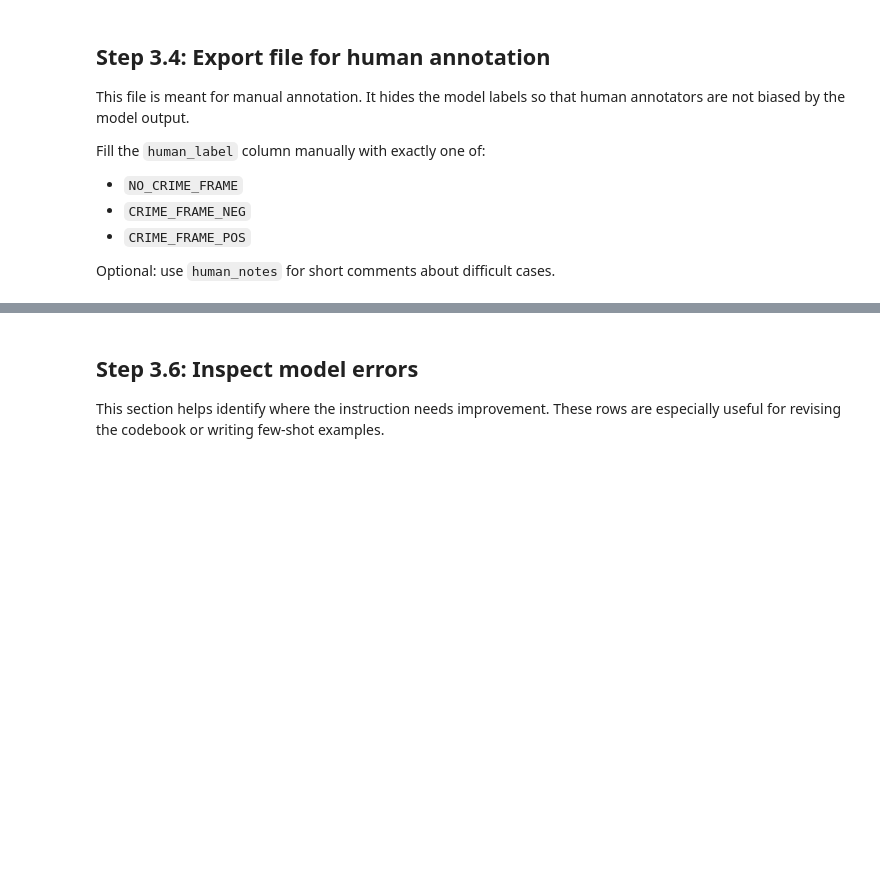
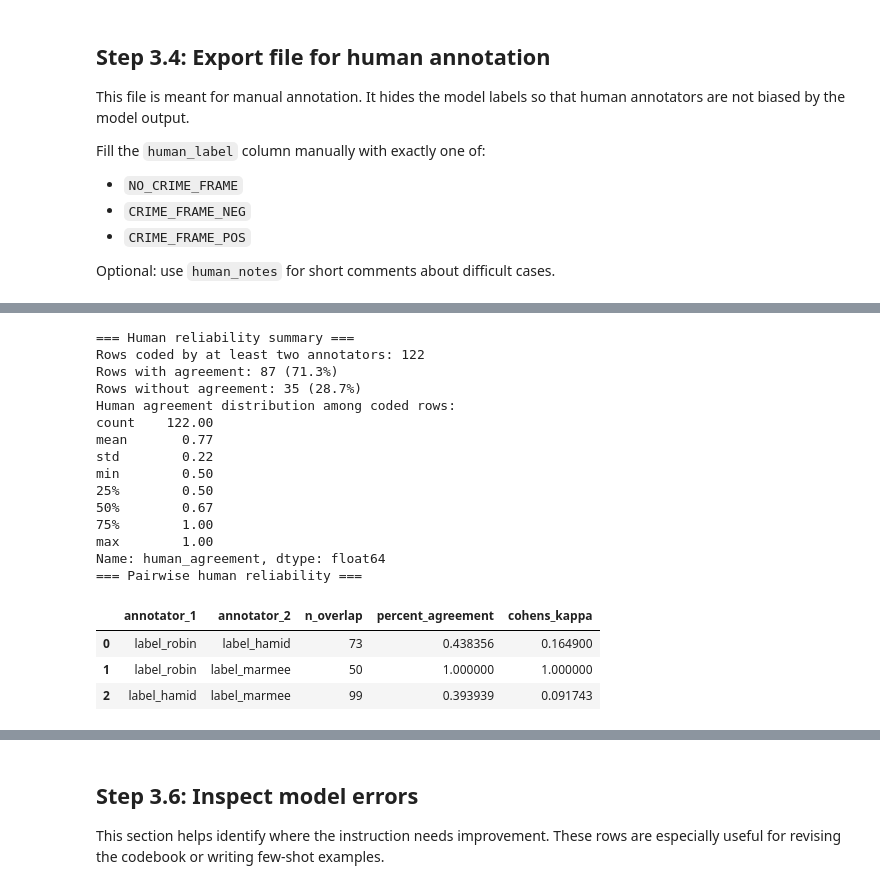
Before and after one commit to marmeepandya/CAC-Project, a Jupyter notebook: framing_annotation_step_3.ipynb, the cells around one changed output, grey strips where cells are left out. Saved outputs shown, nothing was run; the diff lists cells and outputs as text; code cells hidden in the pictures; blank space fills up the shorter version.

Commit message:
#updated validity and reliability calculation

```diff
--- a/framing_annotation_step_3.ipynb
+++ b/framing_annotation_step_3.ipynb
@@ -531,0 +506,78 @@ Rows without agreement: 35 (28.7%)
+# %%
+# ── Step 3.5b: Human reliability checks ──────────────────────────────────
+
+coded_by_two_or_more = human_completed[
+    human_completed["n_human_annotators"] >= 2
+].copy()
+
+n_coded = len(coded_by_two_or_more)
+n_agreed = coded_by_two_or_more["human_consensus_label"].isin(VALID_LABELS).sum()
+n_disagreed = (coded_by_two_or_more["human_consensus_label"] == "NO_HUMAN_CONSENSUS").sum()
+
+percent_agreement = n_agreed / n_coded if n_coded > 0 else np.nan
+percent_disagreement = n_disagreed / n_coded if n_coded > 0 else np.nan
+
+print("=== Human reliability summary ===")
+print(f"Rows coded by at least two annotators: {n_coded}")
+print(f"Rows with agreement: {n_agreed} ({percent_agreement * 100:.1f}%)")
+print(f"Rows without agreement: {n_disagreed} ({percent_disagreement * 100:.1f}%)")
+
+print("Human agreement distribution among coded rows:")
+print(coded_by_two_or_more["human_agreement"].describe().round(2))
+
+# Pairwise Cohen's kappa between annotators
+pairwise_results = []
+
+for i in range(len(annotator_cols)):
+    for j in range(i + 1, len(annotator_cols)):
+        a = annotator_cols[i]
+        b = annotator_cols[j]
+
+        pair_data = human_completed[
+            human_completed[a].isin(VALID_LABELS) &
+            human_completed[b].isin(VALID_LABELS)
+        ].copy()
+
+        if len(pair_data) > 0:
+            pair_accuracy = accuracy_score(pair_data[a], pair_data[b])
+            pair_kappa = cohen_kappa_score(
+                pair_data[a],
+                pair_data[b],
+                labels=VALID_LABELS
+            )
+        else:
+            pair_accuracy = np.nan
+            pair_kappa = np.nan
+
+        pairwise_results.append({
+            "annotator_1": a,
+            "annotator_2": b,
+            "n_overlap": len(pair_data),
+            "percent_agreement": pair_accuracy,
+            "cohens_kappa": pair_kappa
+        })
+
+pairwise_reliability = pd.DataFrame(pairwise_results)
+
+print("=== Pairwise human reliability ===")
+display(pairwise_reliability)
+# %% [output]
+=== Human reliability summary ===
+Rows coded by at least two annotators: 122
+Rows with agreement: 87 (71.3%)
+Rows without agreement: 35 (28.7%)
+Human agreement distribution among coded rows:
+count    122.00
+mean       0.77
+std        0.22
+min        0.50
+25%        0.50
+50%        0.67
+75%        1.00
+max        1.00
+Name: human_agreement, dtype: float64
+=== Pairwise human reliability ===
+|  | annotator_1 | annotator_2 | n_overlap | percent_agreement | cohens_kappa |
+| 0 | label_robin | label_hamid | 73 | 0.438356 | 0.164900 |
+| 1 | label_robin | label_marmee | 50 | 1.000000 | 1.000000 |
+| 2 | label_hamid | label_marmee | 99 | 0.393939 | 0.091743 |
```
Also changed, not shown: parts of 11 cells of this notebook, 2 other files.
